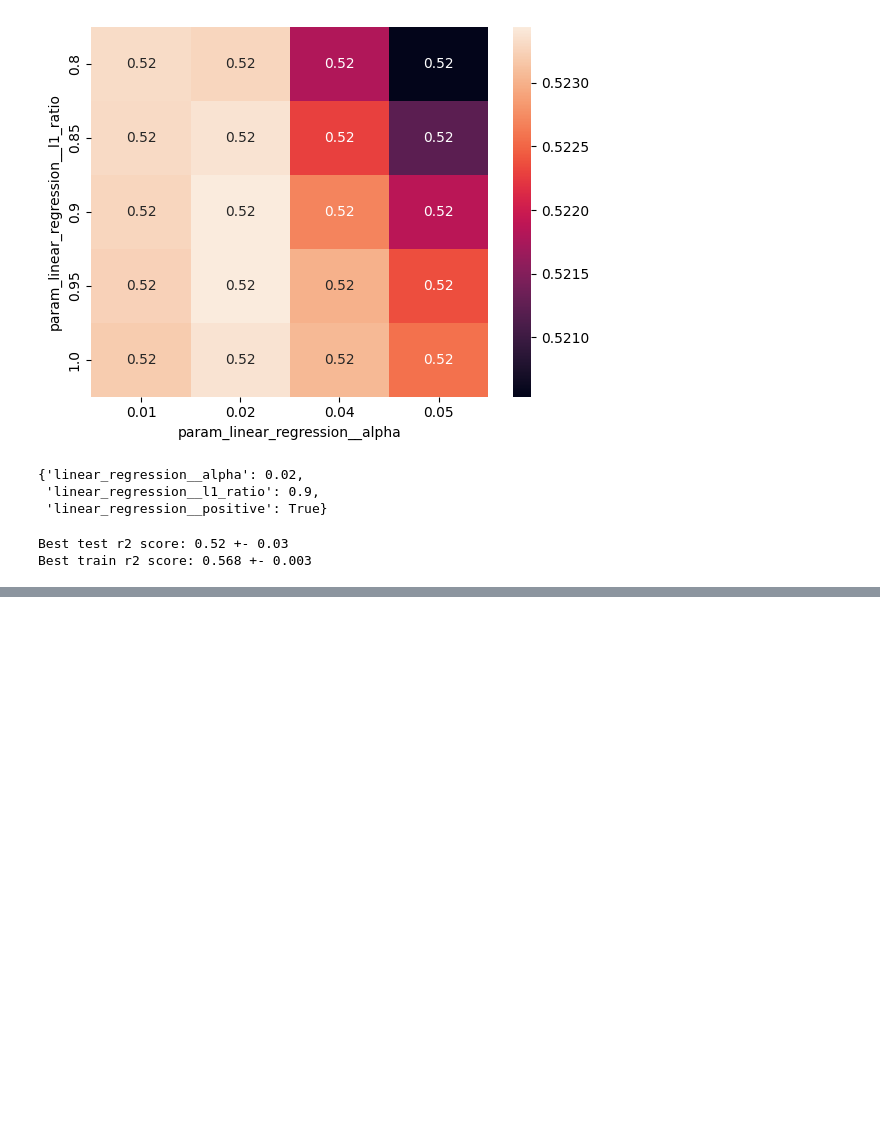
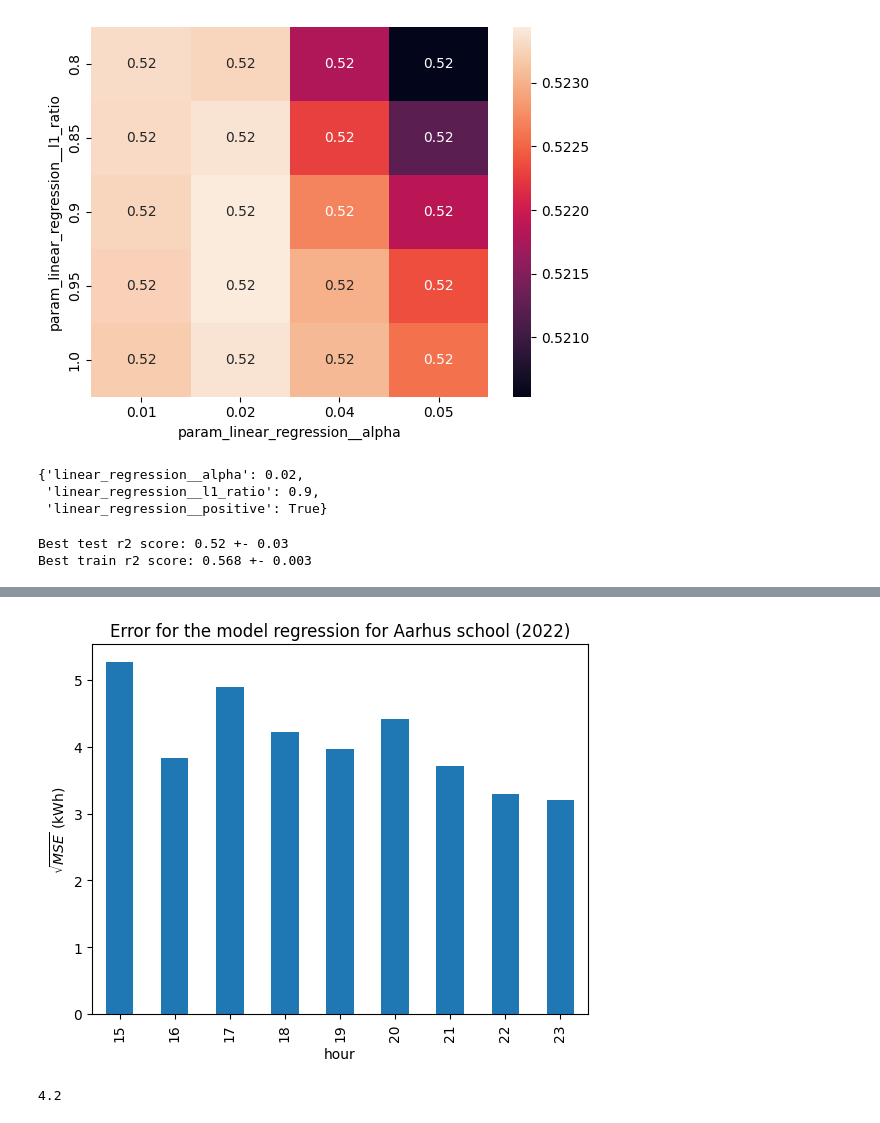
Before and after one commit to Enformanten/ai-booking-system, a Jupyter notebook: notebooks/prototype_electricity_Aarhus.ipynb, the cells around one changed output, grey strips where cells are left out. Saved outputs shown, nothing was run; the diff lists cells and outputs as text; code cells hidden in the pictures; blank space fills up the shorter version.

```diff
--- a/notebooks/prototype_electricity_Aarhus.ipynb
+++ b/notebooks/prototype_electricity_Aarhus.ipynb
@@ -292,0 +299,22 @@ costs
+# %%
+# validate
+kfold = KFold(5)
+xmin=1000
+xmax=0
+dfs = []
+for i, (idx_train, idx_test) in enumerate(kfold.split(X, y)):
+    model.set_params(**cv.best_params_)
+    model.fit(X.iloc[idx_train], y.iloc[idx_train])
+    y_pred = model.predict(X.iloc[idx_test])
+    dfs.append(y.copy().iloc[idx_test].assign(prediction=y_pred))
+
+pd.concat(dfs).assign(se=lambda x: np.power(x["VALUE"] - x["prediction"], 2)).assign(hour= lambda x : x.index.hour).loc[lambda x: x["hour"] >= 15].groupby("hour")["se"].mean().apply(np.sqrt).plot.bar()
+plt.ylabel(r"$\sqrt{MSE}$ (kWh)")
+plt.title("Error for the model regression for Aarhus school (2022)")
+plt.savefig("error.png")
+# %% [output]
+[figure, added]
+# %%
+np.sqrt(pd.concat(dfs).assign(se=lambda x: np.power(x["VALUE"] - x["prediction"], 2))["se"].mean()).round(2)
+# %% [output]
+4.2
```
Also changed, not shown: parts of 5 cells of this notebook, 1 other file.
